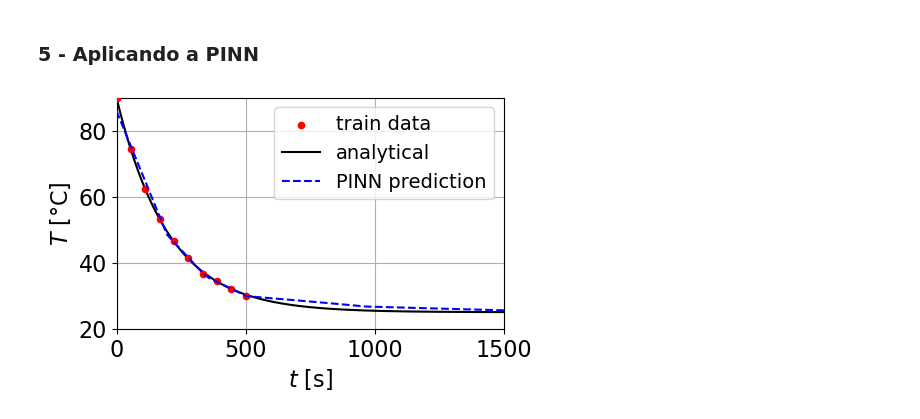
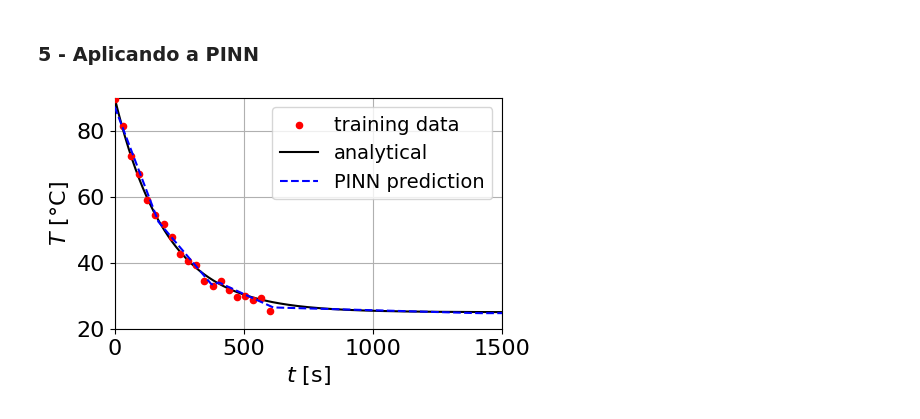
Before and after one commit to oviola222/FisComp, a Jupyter notebook: class_activities/atividade 4/atividade4.ipynb, the cells around one changed output. Drawn from its saved outputs; the diff is of its cells as text; code cells hidden in the pictures.

```diff
--- a/class_activities/atividade 4/atividade4.ipynb
+++ b/class_activities/atividade 4/atividade4.ipynb
@@ -16,7 +28,7 @@ r = 0.005   # [1/s]
 Tamb = 25   # Temperatura ambiente
 T0 = 90     # Temperatura inicial
 t = (0, 1500)
-Dt = np.linspace(t[0], t[1], 10000)
+Dt = np.linspace(t[0], t[1], 100000)
 # %%
 sol = solve_ivp(dTdt, t, [T0], args=(r, Tamb), t_eval=Dt, method='RK45')
 T = sol.y[0]
@@ -38,15 +50,15 @@ plt.show()
 ### 3 - Gerar dados de treinamento com ruído
 # %%
 # Dados de treinamento
-n_points = 10
-t_train = np.linspace(0, 500, n_points)
+n_points = 20
+t_train = np.linspace(0, 600, n_points)
 T_sampled = np.interp(t_train, Dt, T)
-T_noisy = T_sampled + np.random.normal(0, 0.5, size=t_train.shape)
+T_noisy = T_sampled + np.random.normal(0, 1, size=t_train.shape)
 
 # Para visualização
 plt.figure(figsize=(5, 3))
 plt.plot(Dt, T, label='RK45', lw=2, c='r')
-plt.scatter(t_train, T_noisy, color='k', label='data train', zorder=5, s=10)
+plt.scatter(t_train, T_noisy, color='k', label='training data', zorder=5, s=10)
 plt.xlabel(r"$t$ [s]")
 plt.ylabel(r"$T$ [°C]")
 plt.legend()
@@ -71,6 +79,8 @@ t_train_norm = (t_train_tensor - t_train_tensor.min()) / (t_train_tensor.max() -
 # Rede neural simples
 model = nn.Sequential(
     nn.Linear(1, 50),
+    nn.ReLU(),
+    nn.Linear(50, 50),
     nn.ReLU(),
     nn.Linear(50, 50),
     nn.ReLU(),
@@ -91,7 +101,7 @@ for epoch in range(5000):
     optimizer.step()
 
 # Previsão para extrapolação
-t_test = torch.linspace(0, 1500, 10000).unsqueeze(1)
+t_test = torch.linspace(0, 1500, 100000).unsqueeze(1)
 T_pred = model(t_test).detach().numpy()
 
 # Plot
@@ -122,6 +132,8 @@ t_train_norm_PINN = (t_train_tensor_PINN - t_train_tensor_PINN.min()) / (t_train
 
 model_PINN = nn.Sequential(
     nn.Linear(1, 50),
+    nn.ReLU(),
+    nn.Linear(50, 50),
     nn.ReLU(),
     nn.Linear(50, 50),
     nn.ReLU(),
@@ -142,41 +154,41 @@ def grad(outputs, inputs):
 def physics_loss(model_PINN, r, Tamb):
     """Calcula a perda física da PINN."""
     # Pontos de colocation
-    ts = torch.linspace(0, 1500, steps=1000).view(-1, 1).requires_grad_(True)
+    ts = torch.linspace(0, 1500, steps=10000).view(-1, 1).requires_grad_(True)
     # Previsão da rede
     temps = model_PINN(ts)
     # Cálculo da derivada dT/dt
     dT = grad(temps, ts)
     # Penalização para que a equação diferencial seja respeitada
     ode_residual = dT - r * (Tamb - temps)
     return torch.mean(ode_residual**2)
 
 # Treinamento com a nova perda física
-for epoch in range(1000):
+for epoch in range(10000):
     optimizer.zero_grad()
     loss_data = criterion(model_PINN(t_train_norm_PINN), T_train_tensor_PINN)
-    loss_physics = physics_loss(model_PINN, 0.05, 25)
+    loss_physics = physics_loss(model_PINN, 0.005, 25)
     loss = loss_data + loss_physics
     loss.backward()
     optimizer.step()
 
 # Geração dos pontos de teste
-t_test = torch.linspace(0, 1500, 1000).unsqueeze(1)
+t_test = torch.linspace(0, 1500, 100000).unsqueeze(1)
 t_test_norm_PINN = (t_test - t_train_tensor_PINN.min()) / (t_train_tensor_PINN.max() - t_train_tensor_PINN.min())
 # Previsão
 T_pinn_pred = model_PINN(t_test_norm_PINN).detach().numpy()
 
 # Plotagem
 plt.figure(figsize=(5, 3))
-plt.scatter(t_train, T_noisy, color='red', label='train data', marker='o', s=20, zorder=99)
+plt.scatter(t_train, T_noisy, color='red', label='training data', marker='o', s=20, zorder=99)
 plt.plot(Dt, T_analytical, color='k', label='analytical')
 plt.plot(t_test.numpy(), T_pinn_pred, color='blue', ls='--', label='PINN prediction', zorder=100)
 plt.xlabel(r"$t$ [s]")
 plt.ylabel(r"$T$ [°C]")
 plt.xlim(t[0], t[1])
 plt.ylim(20, T0)
 plt.legend(fontsize=14)
 plt.grid(True)
 plt.show()
 # %% [output]
-[figure, old version]
+[figure, new version]
```
Also changed, not shown: parts of 8 cells of this notebook.
